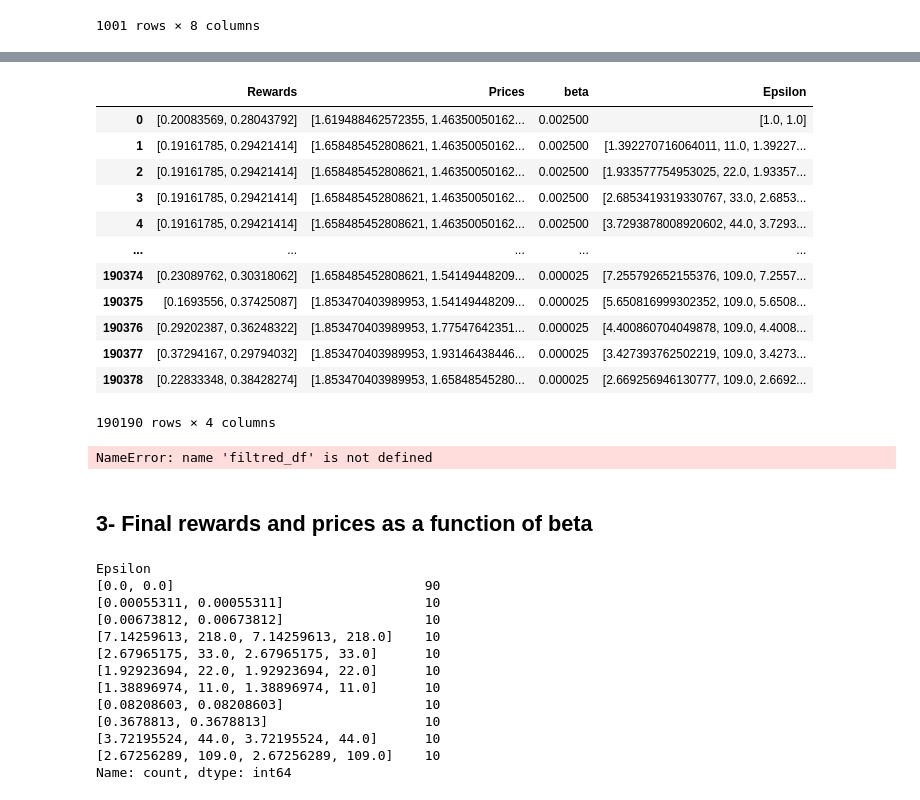
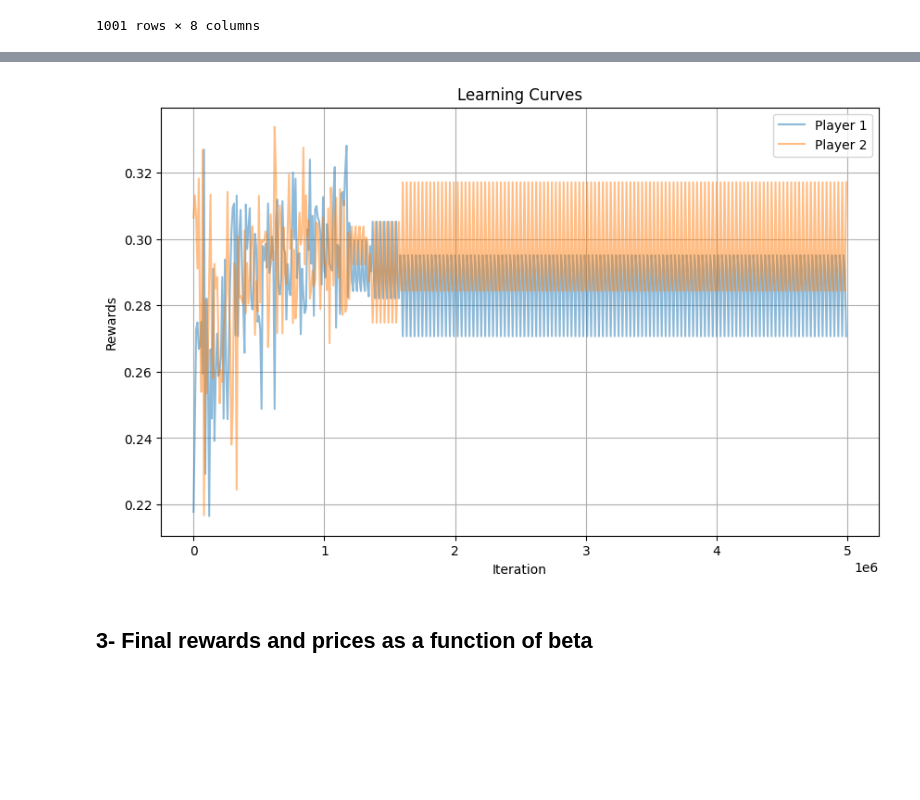
Before and after one commit to Suzie14/RLandPricing, a Jupyter notebook: notebooks/main.ipynb, the cells around one changed output, grey strips where cells are left out. Drawn from its saved outputs; the diff is of its cells as text; code cells hidden in the pictures; blank space fills up the shorter version.

```diff
--- a/notebooks/main.ipynb
+++ b/notebooks/main.ipynb
@@ -176,13 +106,11 @@ plot_learning_curve(mean_df)
 # %%
-def plot_learning_curve(df, beta):
+def plot_learning_curve(mean_df, nb_iter):
     # Assuming df contains 'Rewards' and 'Iteration' columns
     plt.figure(figsize=(10, 6))
 
     # Plot rewards for each player
-    num_players = len(df['Mean Rewards'][0])
-
-    for player in range(num_players):
-        plt.plot(df['Iteration'], [df['Rewards'][i][player] for i in df['Unnamed: 0']],alpha=0.5, label=f'Player {player + 1}')
+    plt.plot(mean_df['Iteration'][mean_df['Iteration']<nb_iter], mean_df['Reward1'][mean_df['Iteration']<nb_iter],alpha=0.5, label='Player 1')
+    plt.plot(mean_df['Iteration'][mean_df['Iteration']<nb_iter], mean_df['Reward2'][mean_df['Iteration']<nb_iter],alpha=0.5, label='Player 2')
 
     # Customize the plot
     plt.title('Learning Curves')
@@ -191,27 +119,9 @@ def plot_learning_curve(df, beta):
     plt.legend()
     plt.grid(True)
     plt.show()
-
-filtred_df = df[~(df['Iteration']=='last 100 iterations mean')][['Iteration','Rewards', 'Prices','beta','Epsilon']]
-# %%
-filtred_df
-# %% [output]
-|  | Rewards | Prices | beta | Epsilon |
-| 0 | [0.20083569, 0.28043792] | [1.619488462572355, 1.46350050162... | 0.002500 | [1.0, 1.0] |
-| 1 | [0.19161785, 0.29421414] | [1.658485452808621, 1.46350050162... | 0.002500 | [1.392270716064011, 11.0, 1.39227... |
-| 2 | [0.19161785, 0.29421414] | [1.658485452808621, 1.46350050162... | 0.002500 | [1.933577754953025, 22.0, 1.93357... |
-| 3 | [0.19161785, 0.29421414] | [1.658485452808621, 1.46350050162... | 0.002500 | [2.6853419319330767, 33.0, 2.6853... |
-| 4 | [0.19161785, 0.29421414] | [1.658485452808621, 1.46350050162... | 0.002500 | [3.7293878008920602, 44.0, 3.7293... |
-| ... | ... | ... | ... | ... |
-| 190374 | [0.23089762, 0.30318062] | [1.658485452808621, 1.54149448209... | 0.000025 | [7.255792652155376, 109.0, 7.2557... |
-| 190375 | [0.1693556, 0.37425087] | [1.853470403989953, 1.54149448209... | 0.000025 | [5.650816999302352, 109.0, 5.6508... |
-| 190376 | [0.29202387, 0.36248322] | [1.853470403989953, 1.77547642351... | 0.000025 | [4.400860704049878, 109.0, 4.4008... |
-| 190377 | [0.37294167, 0.29794032] | [1.853470403989953, 1.93146438446... | 0.000025 | [3.427393762502219, 109.0, 3.4273... |
-| 190378 | [0.22833348, 0.38428274] | [1.853470403989953, 1.65848545280... | 0.000025 | [2.669256946130777, 109.0, 2.6692... |
-190190 rows × 4 columns
-# %%
-filtred_df[filtred_df['beta']==0.002500].groupby(by='Iteration')['Rewards'].apply(lambda x: np.mean(x))
-# %% [output]
-NameError: name 'filtred_df' is not defined
+# %%
+plot_learning_curve(mean_df, 5*(10**(6)))
+# %% [output]
+[figure, added]
 # %% [markdown]
 ## 3- Final rewards and prices as a function of beta
@@ -220,16 +127,0 @@ filtred_df = df[df['Iteration']=='last 100 iterations mean'][['Rewards', 'Prices
-# %%
-filtred_df['Epsilon'].value_counts()
-# %% [output]
-Epsilon
-[0.0, 0.0]                                90
-[0.00055311, 0.00055311]                  10
-[0.00673812, 0.00673812]                  10
-[7.14259613, 218.0, 7.14259613, 218.0]    10
-[2.67965175, 33.0, 2.67965175, 33.0]      10
-[1.92923694, 22.0, 1.92923694, 22.0]      10
-[1.38896974, 11.0, 1.38896974, 11.0]      10
-[0.08208603, 0.08208603]                  10
-[0.3678813, 0.3678813]                    10
-[3.72195524, 44.0, 3.72195524, 44.0]      10
-[2.67256289, 109.0, 2.67256289, 109.0]    10
-Name: count, dtype: int64
```
Also changed, not shown: parts of 28 cells of this notebook, 2 other files.
